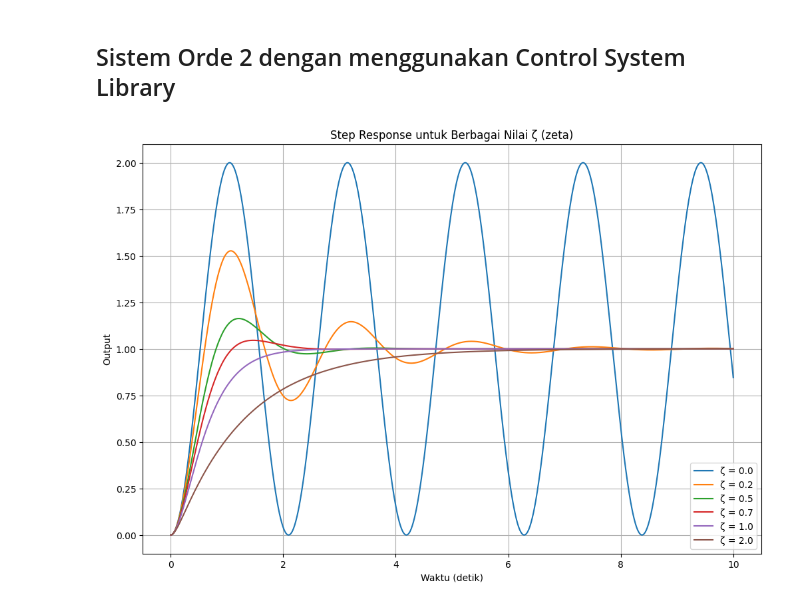
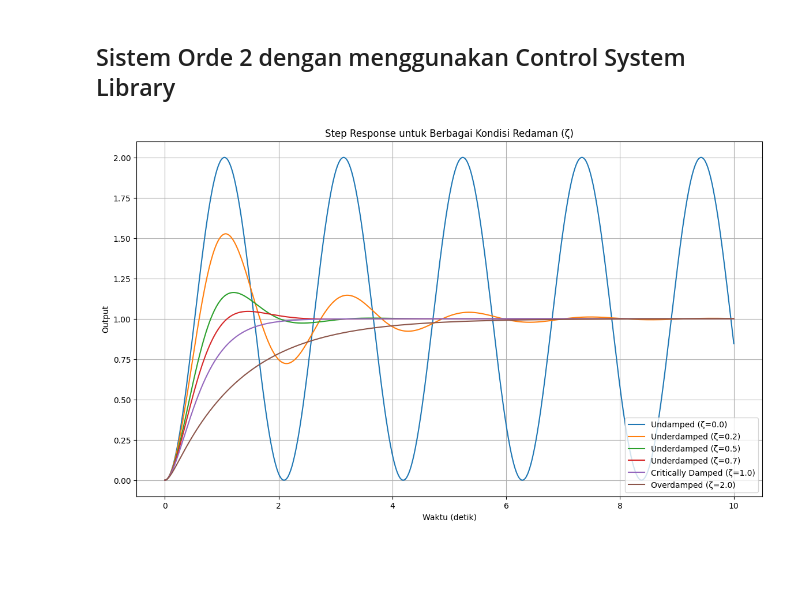
Before and after one commit to hydekage/Sistem-Automasi, a Jupyter notebook: Analisis_Sistem_Response.ipynb, the cells around one changed output. Cells and saved outputs as stored; diff of their text form; code cells hidden in the pictures; blank space fills up the shorter version.

```diff
--- a/Analisis_Sistem_Response.ipynb
+++ b/Analisis_Sistem_Response.ipynb
@@ -220,37 +220,45 @@ Impulse Response y(t) = 3.46410161513775*exp(-1.5*t)*sin(2.59807621135332*t)*Hea
 import numpy as np
 import matplotlib.pyplot as plt
 import control as ctrl
 
 # Definisikan parameter tetap
 omega_n = 3  # Natural frequency (rad/s)
 
-# Definisikan variasi nilai zeta
-zeta_values = [0.0, 0.2, 0.5, 0.7, 1.0, 2.0]  # Undamped, underdamped, critically damped, overdamped
+# Definisikan variasi nilai zeta dan deskripsinya
+zeta_values = [0.0, 0.2, 0.5, 0.7, 1.0, 2.0]
+zeta_labels = [
+    "Undamped (ζ=0.0)",
+    "Underdamped (ζ=0.2)",
+    "Underdamped (ζ=0.5)",
+    "Underdamped (ζ=0.7)",
+    "Critically Damped (ζ=1.0)",
+    "Overdamped (ζ=2.0)"
+]
 
 # Waktu simulasi
 t = np.linspace(0, 10, 1000)
 
 # Buat plot
-plt.figure(figsize=(12, 8))
+plt.figure(figsize=(14, 8))
 
-for zeta in zeta_values:
+for zeta, label in zip(zeta_values, zeta_labels):
     # Buat Transfer Function untuk setiap zeta
     numerator = [omega_n**2]
     denominator = [1, 2*zeta*omega_n, omega_n**2]
     G = ctrl.TransferFunction(numerator, denominator)
 
     # Simulasi step response
     t_out, y_out = ctrl.step_response(G, T=t)
 
     # Plot
-    plt.plot(t_out, y_out, label=f'ζ = {zeta}')
+    plt.plot(t_out, y_out, label=label)
 
 # Setting plot
-plt.title('Step Response untuk Berbagai Nilai ζ (zeta)')
+plt.title('Step Response untuk Berbagai Kondisi Redaman (ζ)')
 plt.xlabel('Waktu (detik)')
 plt.ylabel('Output')
 plt.grid(True)
 plt.legend()
 plt.show()
 # %% [output]
-[figure, old version]
+[figure, new version]
```
